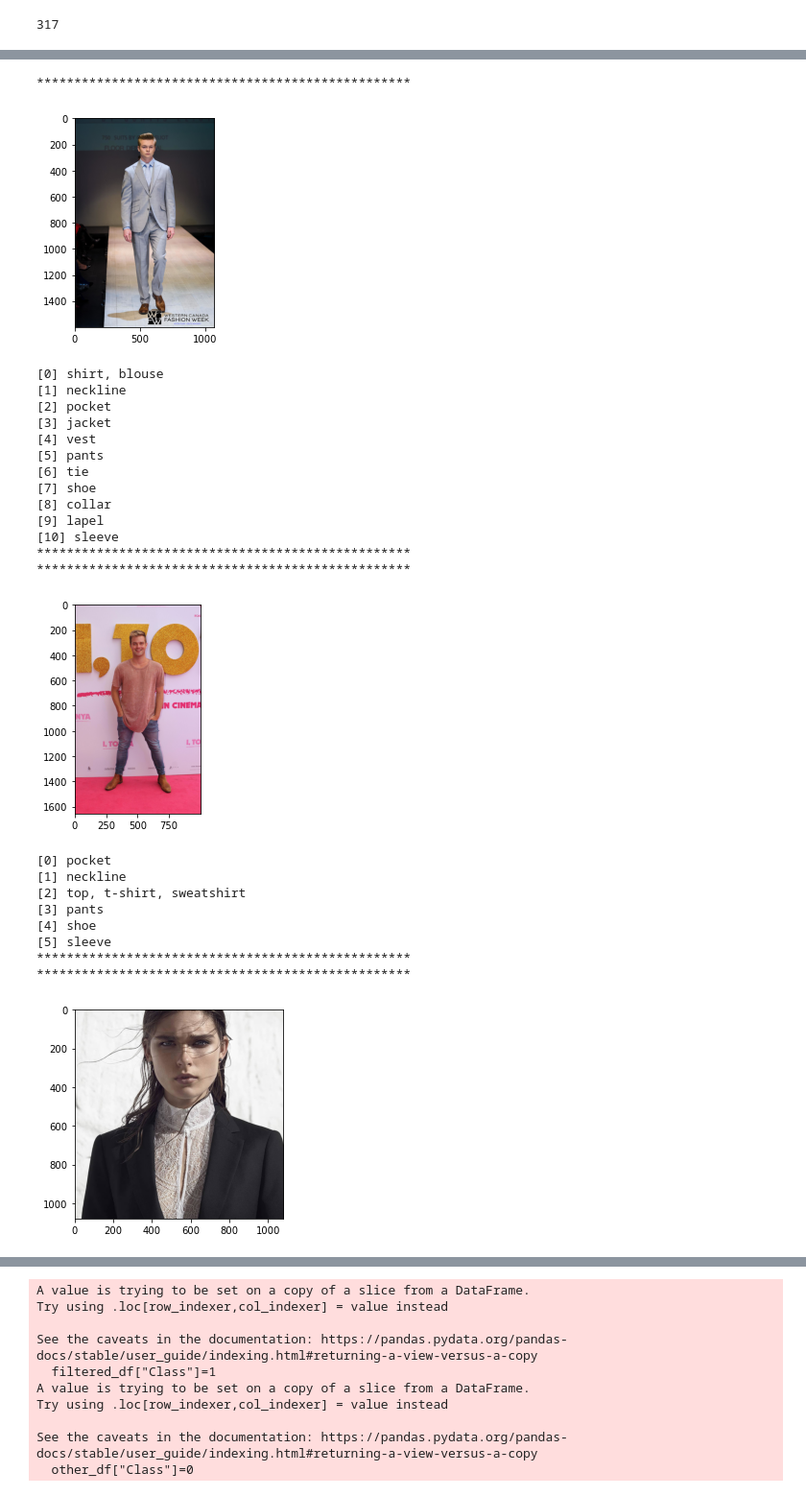
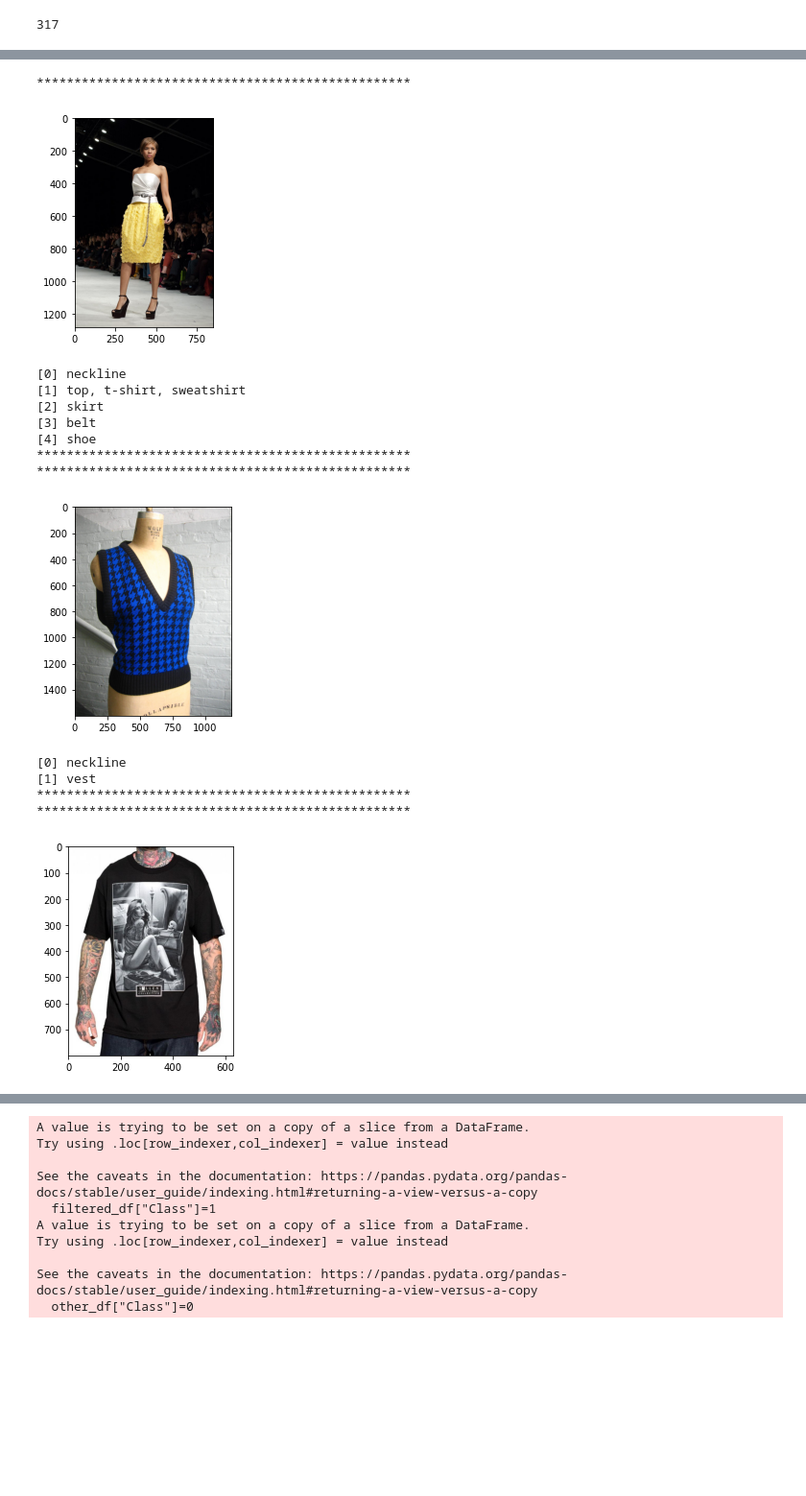
Before and after one commit to SamanZargarzadeh/Automatic-Image-Tagging-for-Fashion-E-commerce, a Jupyter notebook: Deep Learning Making Data Binary.ipynb, the cells around one changed output, grey strips where cells are left out. Shown: that part at 96% size. Saved outputs shown, nothing was run; the diff lists cells and outputs as text; code cells hidden in the pictures; blank space fills up the shorter version.

```diff
--- a/Deep Learning Making Data Binary.ipynb
+++ b/Deep Learning Making Data Binary.ipynb
@@ -89,7 +100,7 @@ mask = image_df['SetClassId'].apply(lambda x: any([num in x for num in search_nu
 filtered_df = image_df[mask]
 other_df = image_df[~mask]
 # %%
-for i in range(25):
+for i in range(5):
     x = np.random.randint(0,len(filtered_df),size=(1,))[0]
     ID = filtered_df['ImageId'].iloc[x]
     classes = filtered_df['SetClassId'].iloc[x]
@@ -140,37 +148,27 @@ for i in range(25):
 # %%
-for i in range(25):
+for i in range(5):
     x = np.random.randint(0,len(other_df),size=(1,))[0]
     ID = other_df['ImageId'].iloc[x]
     classes = other_df['SetClassId'].iloc[x]
     print('*'*50)
     plt.imshow(mpimg.imread(f'/Users/macbook/Desktop/Uni/Quarter 4/Deep Learning/Project/imaterialist-fashion-2020-fgvc7/train/{ID}.jpg'))
     plt.show()
     for j in range(len(classes)):
         print('[{}] {} '.format(j,names[classes[j]]))
     print('*'*50)
 # %% [output]
 **************************************************
-[figure, old version]
+[figure, new version]
-[0] shirt, blouse
-[1] neckline
-[2] pocket
-[3] jacket
-[4] vest
-[5] pants
-[6] tie
-[7] shoe
-[8] collar
-[9] lapel
-[10] sleeve
+[0] neckline
+[1] top, t-shirt, sweatshirt
+[2] skirt
+[3] belt
+[4] shoe
 **************************************************
 **************************************************
-[figure, old version]
+[figure, new version]
-[0] pocket
-[1] neckline
-[2] top, t-shirt, sweatshirt
-[3] pants
-[4] shoe
-[5] sleeve
+[0] neckline
+[1] vest
 **************************************************
 **************************************************
-[figure, old version]
+[figure, new version]
```
Also changed, not shown: parts of 15 cells of this notebook.
